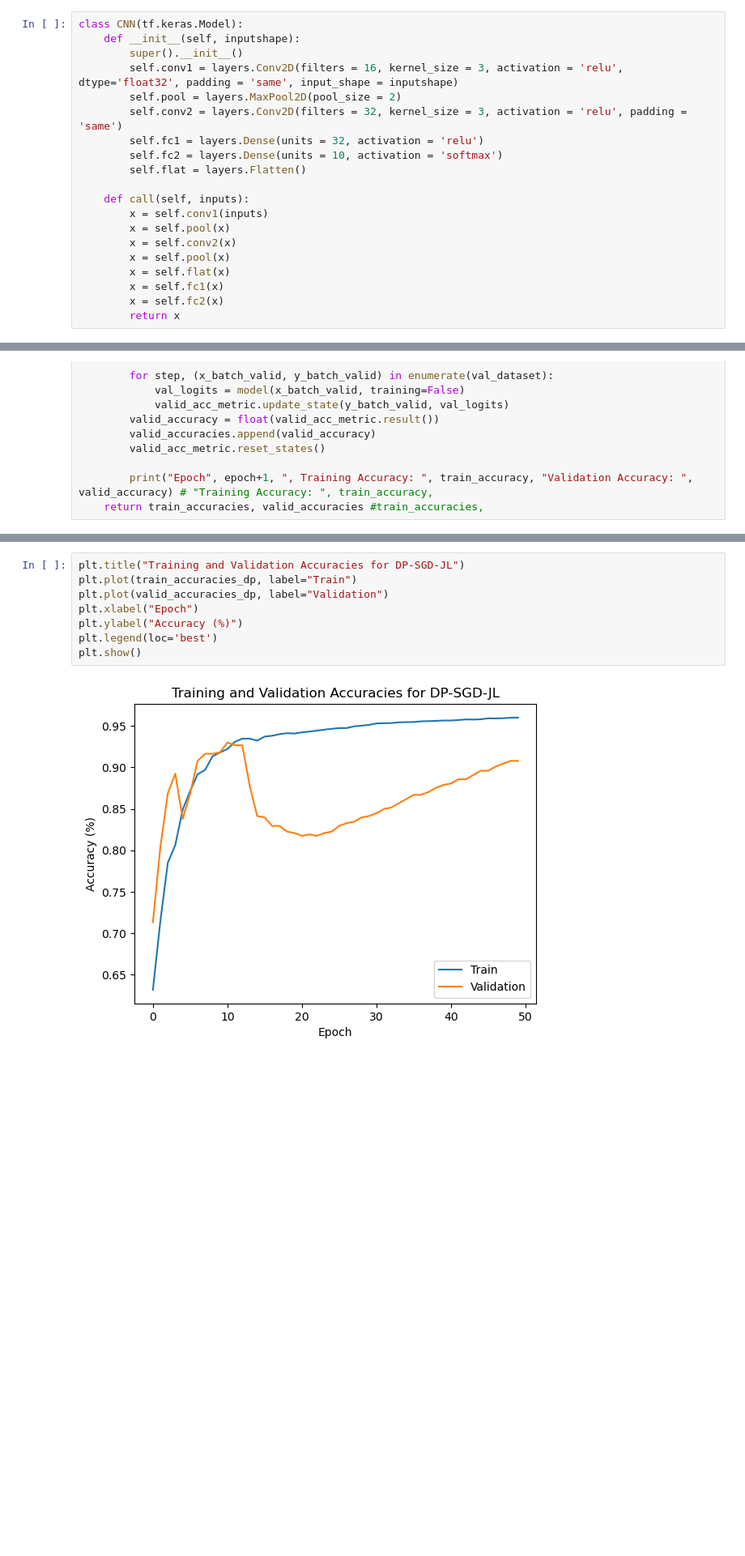
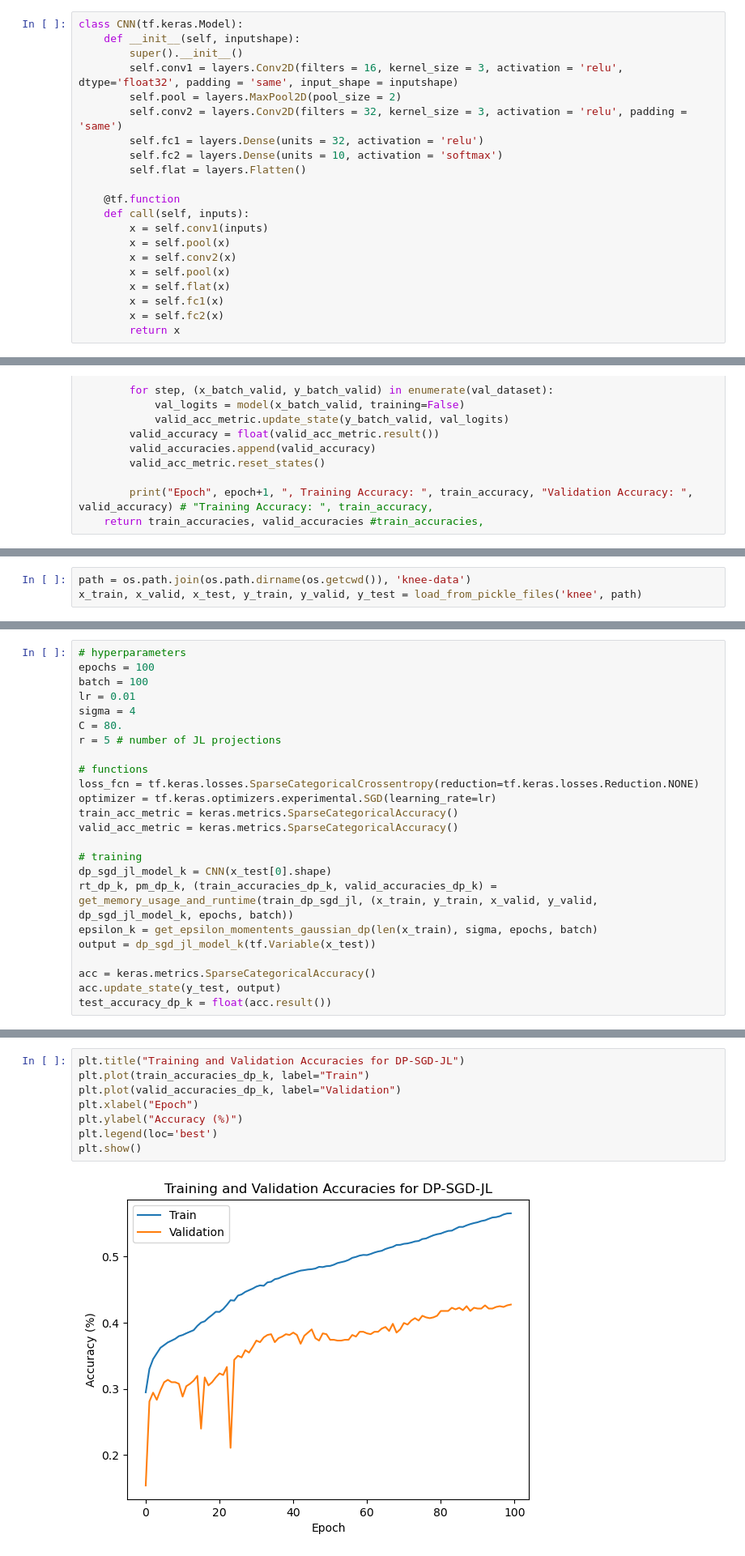
Before and after one commit to NicoleStrel/Deep-Learning-with-Differential-Privacy, a Jupyter notebook: DP-SGD-JL/DP_SGD_JL.ipynb, the cells around one changed output, grey strips where cells are left out. Shown: that part at 81% size. Drawn from its saved outputs; the diff is of its cells as text; blank space fills up the shorter version.

Commit message:
adding JL metrics

```diff
--- a/DP-SGD-JL/DP_SGD_JL.ipynb
+++ b/DP-SGD-JL/DP_SGD_JL.ipynb
@@ -74,6 +135,7 @@ class CNN(tf.keras.Model):
         self.fc2 = layers.Dense(units = 10, activation = 'softmax')
         self.flat = layers.Flatten()
 
+    @tf.function
     def call(self, inputs):
         x = self.conv1(inputs)
         x = self.pool(x)
@@ -284,0 +366,3 @@ Epoch 50 , Training Accuracy:  0.9600470066070557 Validation Accuracy:  0.907849
+# %%
+path = os.path.join(os.path.dirname(os.getcwd()), 'knee-data')
+x_train, x_valid, x_test, y_train, y_valid, y_test = load_from_pickle_files('knee', path)
@@ -284,0 +416,24 @@ Epoch 50 , Training Accuracy:  0.9600470066070557 Validation Accuracy:  0.907849
+# %%
+# hyperparameters
+epochs = 100
+batch = 100
+lr = 0.01
+sigma = 4
+C = 80.
+r = 5 # number of JL projections
+
+# functions
+loss_fcn = tf.keras.losses.SparseCategoricalCrossentropy(reduction=tf.keras.losses.Reduction.NONE)
+optimizer = tf.keras.optimizers.experimental.SGD(learning_rate=lr)
+train_acc_metric = keras.metrics.SparseCategoricalAccuracy()
+valid_acc_metric = keras.metrics.SparseCategoricalAccuracy()
+
+# training
+dp_sgd_jl_model_k = CNN(x_test[0].shape)
+rt_dp_k, pm_dp_k, (train_accuracies_dp_k, valid_accuracies_dp_k) = get_memory_usage_and_runtime(train_dp_sgd_jl, (x_train, y_train, x_valid, y_valid, dp_sgd_jl_model_k, epochs, batch))
+epsilon_k = get_epsilon_momentents_gaussian_dp(len(x_train), sigma, epochs, batch)
+output = dp_sgd_jl_model_k(tf.Variable(x_test))
+
+acc = keras.metrics.SparseCategoricalAccuracy()
+acc.update_state(y_test, output)
+test_accuracy_dp_k = float(acc.result())
@@ -285,10 +459,10 @@ Epoch 50 , Training Accuracy:  0.9600470066070557 Validation Accuracy:  0.907849
 # %%
 plt.title("Training and Validation Accuracies for DP-SGD-JL")
-plt.plot(train_accuracies_dp, label="Train")
-plt.plot(valid_accuracies_dp, label="Validation")
+plt.plot(train_accuracies_dp_k, label="Train")
+plt.plot(valid_accuracies_dp_k, label="Validation")
 plt.xlabel("Epoch")
 plt.ylabel("Accuracy (%)")
 plt.legend(loc='best')
 plt.show()
 # %% [output]
-[figure, old version]
+[figure, new version]
```
Also changed, not shown: parts of 21 cells of this notebook, 4 other files.
